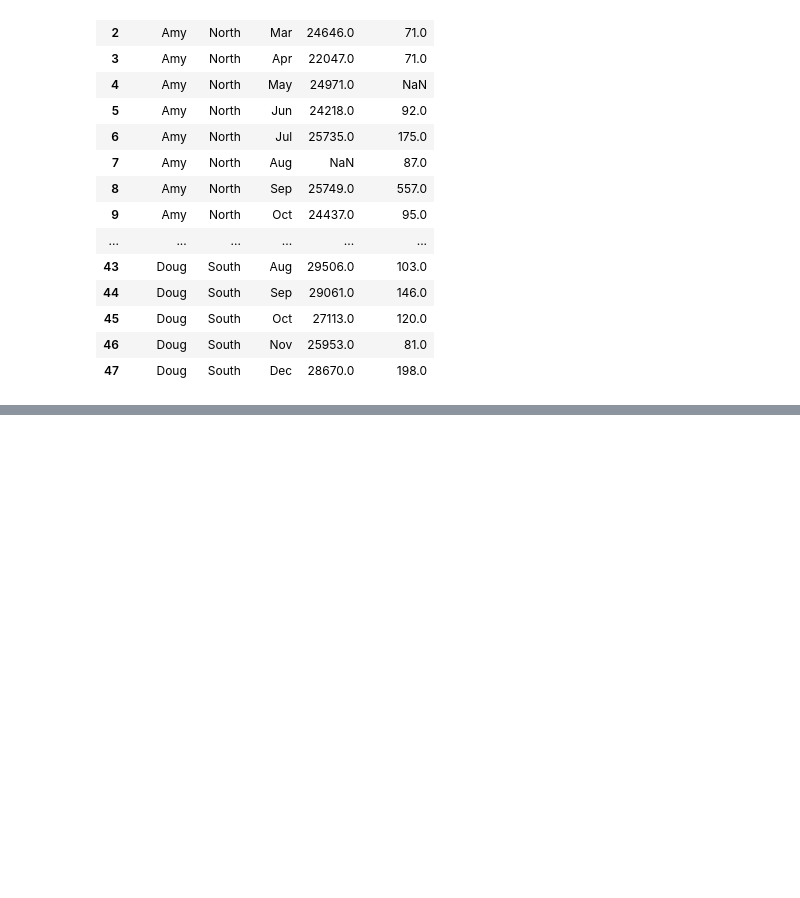
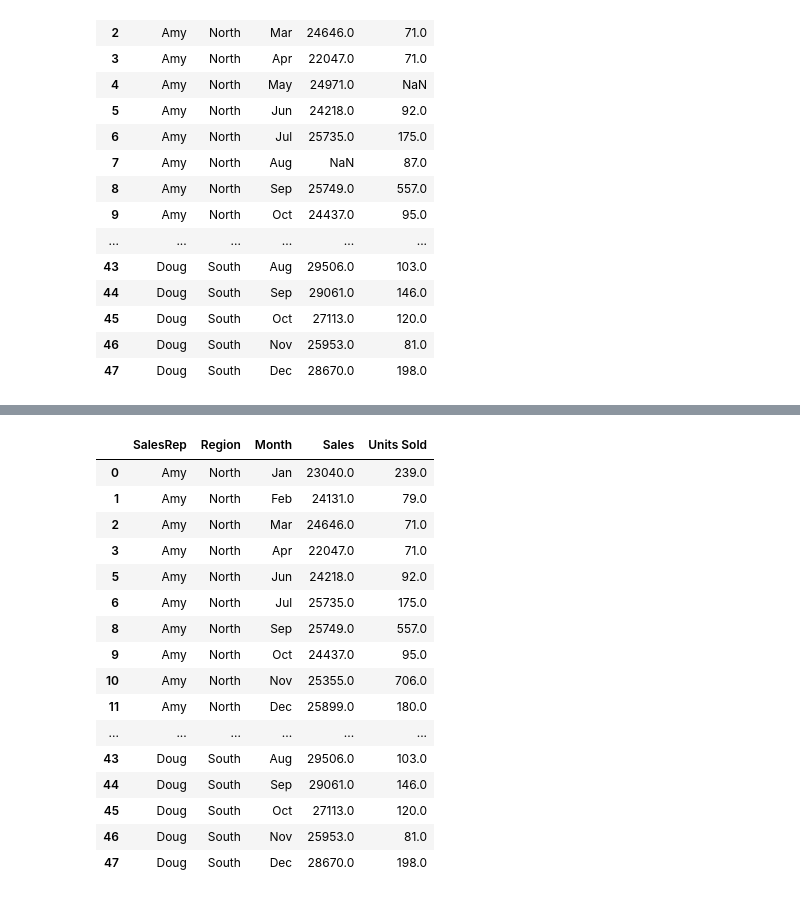
Before and after one commit to Turjo47/DataScience_and_ML_Notes-, a Jupyter notebook: Pandas.ipynb, the cells around one changed output, grey strips where cells are left out. Cells and saved outputs as stored; diff of their text form; code cells hidden in the pictures; blank space fills up the shorter version.

```diff
--- a/Pandas.ipynb
+++ b/Pandas.ipynb
@@ -59,0 +164,21 @@ df
+# %%
+new_df = df.dropna()
+new_df
+# %% [output]
+|  | SalesRep | Region | Month | Sales | Units Sold |
+| 0 | Amy | North | Jan | 23040.0 | 239.0 |
+| 1 | Amy | North | Feb | 24131.0 | 79.0 |
+| 2 | Amy | North | Mar | 24646.0 | 71.0 |
+| 3 | Amy | North | Apr | 22047.0 | 71.0 |
+| 5 | Amy | North | Jun | 24218.0 | 92.0 |
+| 6 | Amy | North | Jul | 25735.0 | 175.0 |
+| 8 | Amy | North | Sep | 25749.0 | 557.0 |
+| 9 | Amy | North | Oct | 24437.0 | 95.0 |
+| 10 | Amy | North | Nov | 25355.0 | 706.0 |
+| 11 | Amy | North | Dec | 25899.0 | 180.0 |
+| ... | ... | ... | ... | ... | ... |
+| 43 | Doug | South | Aug | 29506.0 | 103.0 |
+| 44 | Doug | South | Sep | 29061.0 | 146.0 |
+| 45 | Doug | South | Oct | 27113.0 | 120.0 |
+| 46 | Doug | South | Nov | 25953.0 | 81.0 |
+| 47 | Doug | South | Dec | 28670.0 | 198.0 |
```
Also changed, not shown: parts of 8 cells of this notebook, 3 other files.
